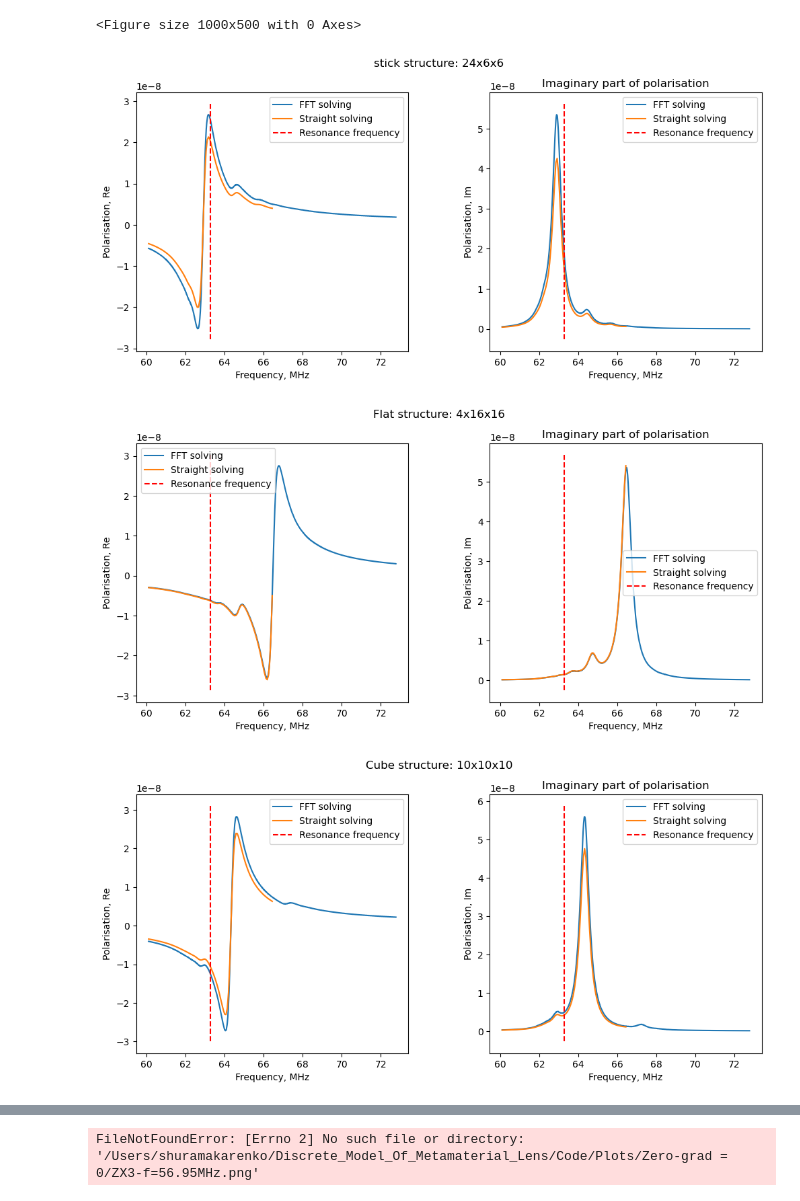
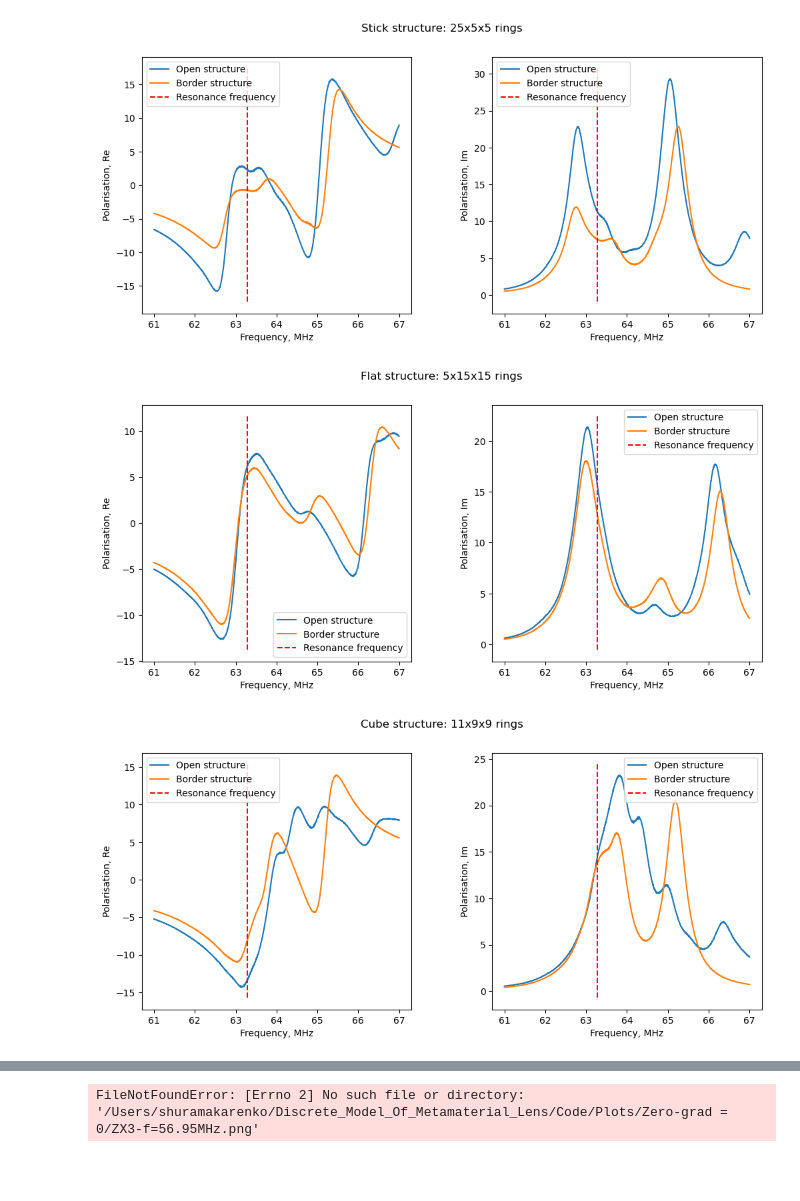
Before and after one commit to broshura/Discrete_Model_Of_Metamaterial_Lens, a Jupyter notebook: Code/Solving.ipynb, the cells around one changed output, grey strips where cells are left out. Drawn from its saved outputs; the diff is of its cells as text; code cells hidden in the pictures; blank space fills up the shorter version.

Commit message:
add lots of graphs for polatrisation

```diff
--- a/Code/Solving.ipynb
+++ b/Code/Solving.ipynb
@@ -162,62 +481,66 @@ ValueError: array must not contain infs or NaNs
 # %%
+# Compare different border and open structures
+
 import matplotlib.pyplot as plt
 
-plt.figure(figsize=(10, 5))
-
-types = ["stick", "Flat", "Cube"]
-Ns = [{"x": 6, "y": 6, "z": 24}, {"x": 16, "y": 16, "z": 4}, {"x": 10, "y": 10, "z": 10}]
+types = ["Stick", "Flat", "Cube"]
 mu_0 = 4 * np.pi * 10**-7
 
-for type, N in zip(types, Ns):
-    with open(f"Data/Form_Data/anizotropic/{type}/Data{N['z']}x{N['y']}x{N['x']}", "r") as f:
+for type, N_open, N_border in zip(types, Shapes_open, Shapes_border):
+    Nz_open, Ny_open, Nx_open = [Shapes_open[type][pos][f'n{pos}'] for pos in Shapes_open[type]]
+    Nz_border, Ny_border, Nx_border = [Shapes_border[type][pos][f'n{pos}'] for pos in Shapes_border[type]]
+
+    plt.figure(figsize=(12, 5))
+    plt.subplots_adjust(wspace=0.3, hspace=0.3)
+    plt.suptitle(f"{type} structure: {Nz_open}x{Ny_open}x{Nx_open} rings")
+
+    with open(f"Data/Form_Data/izotropic/{type}/OpenData-zyx-{Nz_open}x{Ny_open}x{Nx_open}", "r") as f:
         Data = json.load(f)
     Omega = np.array(Data["Omega"])
-    plt.figure(figsize=(12, 5))
-    plt.subplots_adjust(wspace=0.3, hspace=0.3)
-    plt.suptitle(f"{type} structure: {N['z']}x{N['y']}x{N['x']}")
+    RealPolarisation = np.array(Data["RealPolarisation"])
+    ImagPolarisation = np.array(Data["ImagPolarisation"])
     plt.subplot(121)
 
 
-    plt.plot(Omega/2/np.pi/10**6, Data["RealPolarisation"], label = 'FFT solving')
+    plt.plot(Omega/2/np.pi/10**6, RealPolarisation, label = 'Open structure')
     plt.xlabel("Frequency, MHz")
     plt.ylabel("Polarisation, Re")
 
     plt.subplot(122)
-    plt.plot(Omega/2/np.pi/10**6, Data["ImagPolarisation"], label = 'FFT solving')
+    plt.plot(Omega/2/np.pi/10**6, ImagPolarisation, label = 'Open structure')
     plt.xlabel("Frequency, MHz")
     plt.ylabel("Polarisation, Im")
 
-    with open(f"Data/Form_Data/anizotropic/{type}/S-Data{N['z']}x{N['y']}x{N['x']}", "r") as f:
+    with open(f"Data/Form_Data/izotropic/{type}/BorderData-zyx-{Nz_border}x{Ny_border}x{Nx_border}", "r") as f:
         Data = json.load(f)
 
-    Data['RealPolarisation'] = np.array(Data['RealPolarisation'])
-    Data['ImagPolarisation'] = np.array(Data['ImagPolarisation'])
     Omega = np.array(Data["Omega"])
+    RealPolarisation = np.array(Data["RealPolarisation"])
+    ImagPolarisation = np.array(Data["ImagPolarisation"])
 
     plt.subplot(121)
 
-    plt.plot(Omega/2/np.pi/10**6, Data["RealPolarisation"], label = 'Straight solving')
+    plt.plot(Omega/2/np.pi/10**6, RealPolarisation, label = 'Border structure')
     plt.xlabel("Frequency, MHz")
     plt.ylabel("Polarisation, Re")
 
     plt.subplot(122)
-    plt.title("Imaginary part of polarisation")
-    plt.plot(Omega/2/np.pi/10**6, Data["ImagPolarisation"], label = 'Straight solving')
+    plt.plot(Omega/2/np.pi/10**6, ImagPolarisation, label = 'Border structure')
     plt.xlabel("Frequency, MHz")
     plt.ylabel("Polarisation, Im")
 
     plt.subplot(121)
     ylim = plt.ylim()
     plt.vlines(omega_0/2/np.pi/10**6, ylim[0], ylim[1], color="red", linestyle="--", label='Resonance frequency')
     plt.legend()
-
     plt.subplot(122)
     ylim = plt.ylim()
     plt.vlines(omega_0/2/np.pi/10**6, ylim[0], ylim[1], color="red", linestyle="--", label='Resonance frequency')
     plt.legend()
+
+    plt.savefig(f'Plots/Report_images/Compare_{type}_{Nz}x{Ny}x{Nx}.png')
     plt.show()
 # %% [output]
-<Figure size 1000x500 with 0 Axes>
-[figure, old version]
+[figure, new version]
-[figure, old version]
+[figure, new version]
-[figure, old version]
+[figure, new version]
```
Also changed, not shown: parts of 15 cells of this notebook, 29 other files.
